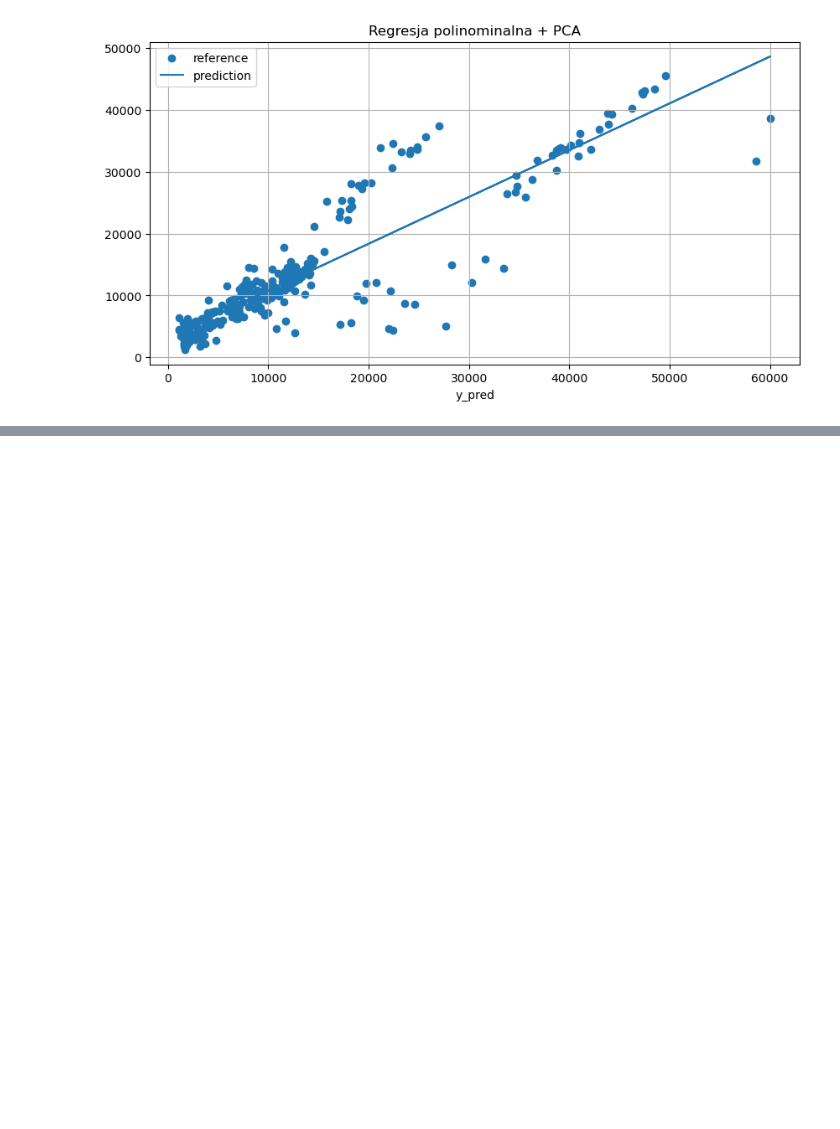
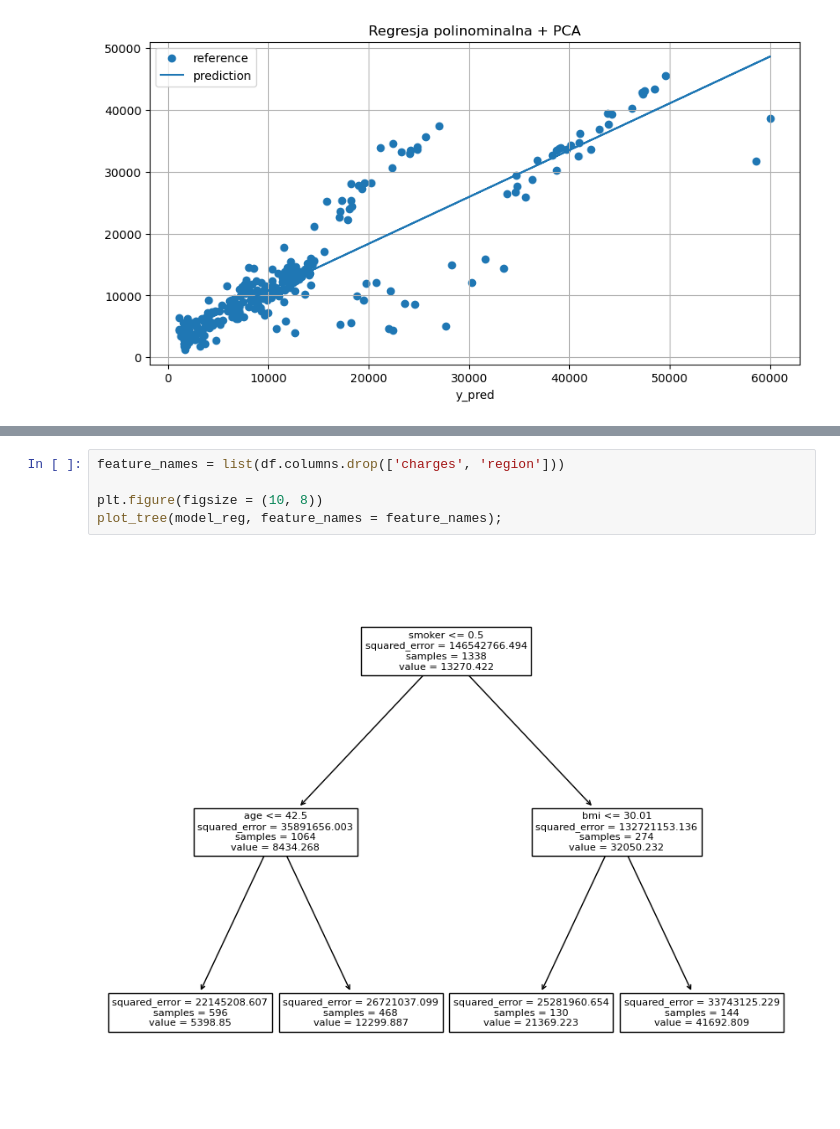
Before and after one commit to infoshareacademy/jdszr13-python_dynamites, a Jupyter notebook: Projekt ML Medical Insurance/Projekt ML - Regresja.ipynb, the cells around one changed output, grey strips where cells are left out. Drawn from its saved outputs; the diff is of its cells as text; blank space fills up the shorter version.

```diff
--- a/Projekt ML Medical Insurance/Projekt ML - Regresja.ipynb
+++ b/Projekt ML Medical Insurance/Projekt ML - Regresja.ipynb
@@ -198,0 +249,7 @@ plt.show()
+# %%
+feature_names = list(df.columns.drop(['charges', 'region']))
+
+plt.figure(figsize = (10, 8))
+plot_tree(model_reg, feature_names = feature_names);
+# %% [output]
+[figure, added]
```
Also changed, not shown: parts of 10 cells of this notebook.
